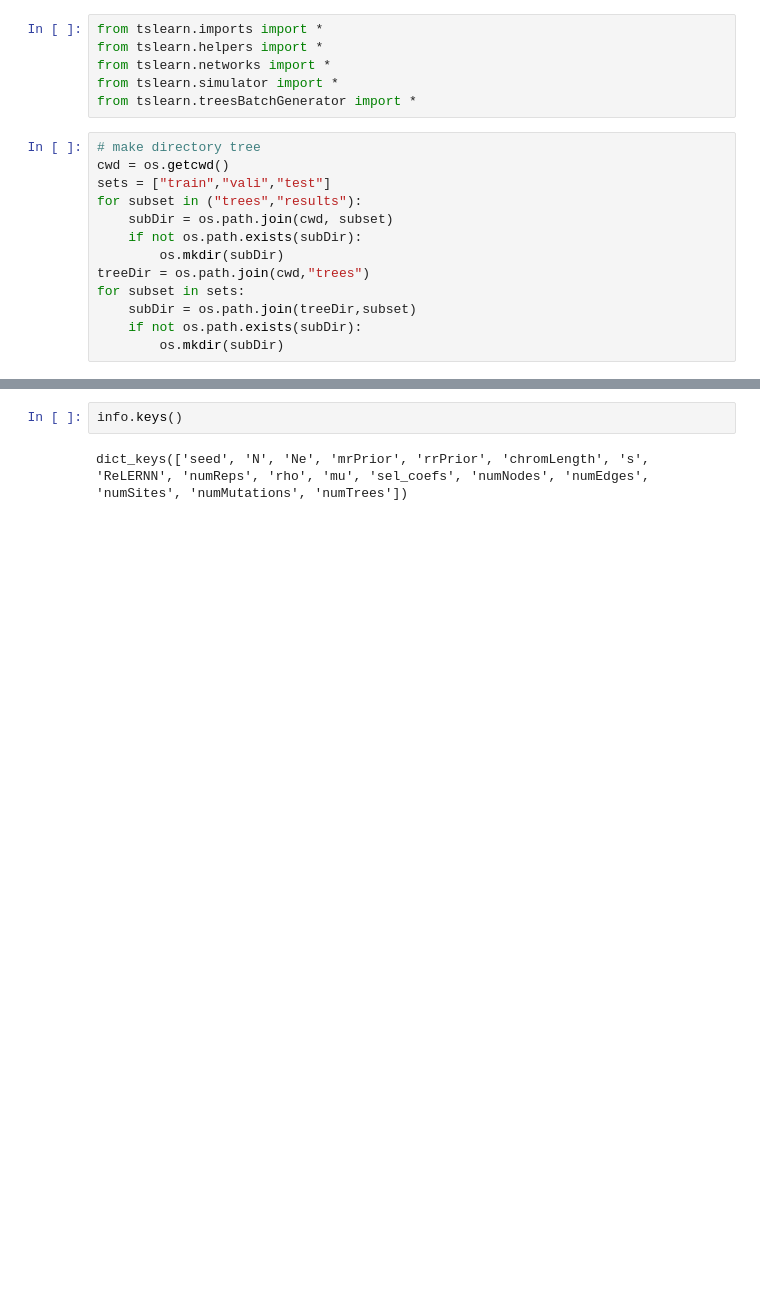
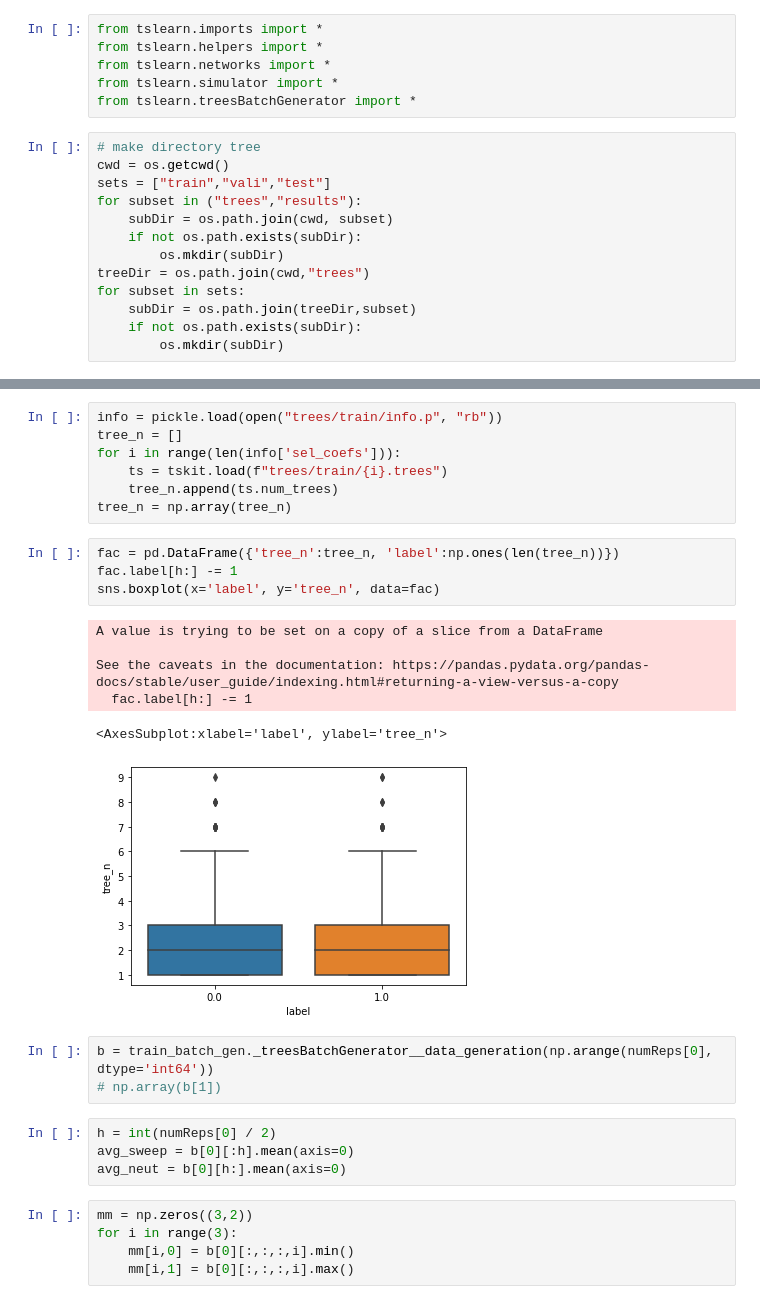
Before and after one commit to andrewkern/tslearn, a Jupyter notebook: tslearn_sweep_classifier.ipynb, the cells around one changed output, grey strips where cells are left out. Cells and saved outputs as stored; diff of their text form; blank space fills up the shorter version.

```diff
--- a/tslearn_sweep_classifier.ipynb
+++ b/tslearn_sweep_classifier.ipynb
@@ -182,4 +212,30 @@ sns.boxplot(x='label', y='pi', data=fac)
+# %%
+info = pickle.load(open("trees/train/info.p", "rb"))
+tree_n = []
+for i in range(len(info['sel_coefs'])):
+    ts = tskit.load(f"trees/train/{i}.trees")
+    tree_n.append(ts.num_trees)
+tree_n = np.array(tree_n)
 # %%
-info.keys()
+fac = pd.DataFrame({'tree_n':tree_n, 'label':np.ones(len(tree_n))})
+fac.label[h:] -= 1
+sns.boxplot(x='label', y='tree_n', data=fac)
 # %% [output]
-dict_keys(['seed', 'N', 'Ne', 'mrPrior', 'rrPrior', 'chromLength', 's', 'ReLERNN', 'numReps', 'rho', 'mu', 'sel_coefs', 'numNodes', 'numEdges', 'numSites', 'numMutations', 'numTrees'])
+A value is trying to be set on a copy of a slice from a DataFrame
+
+See the caveats in the documentation: https://pandas.pydata.org/pandas-docs/stable/user_guide/indexing.html#returning-a-view-versus-a-copy
+  fac.label[h:] -= 1
+<AxesSubplot:xlabel='label', ylabel='tree_n'>
+[figure, added]
+# %%
+b = train_batch_gen._treesBatchGenerator__data_generation(np.arange(numReps[0], dtype='int64'))
+# np.array(b[1])
+# %%
+h = int(numReps[0] / 2)
+avg_sweep = b[0][:h].mean(axis=0)
+avg_neut = b[0][h:].mean(axis=0)
+# %%
+mm = np.zeros((3,2))
+for i in range(3):
+    mm[i,0] = b[0][:,:,:,i].min()
+    mm[i,1] = b[0][:,:,:,i].max()
```
Also changed, not shown: parts of 18 cells of this notebook, 4 other files.
